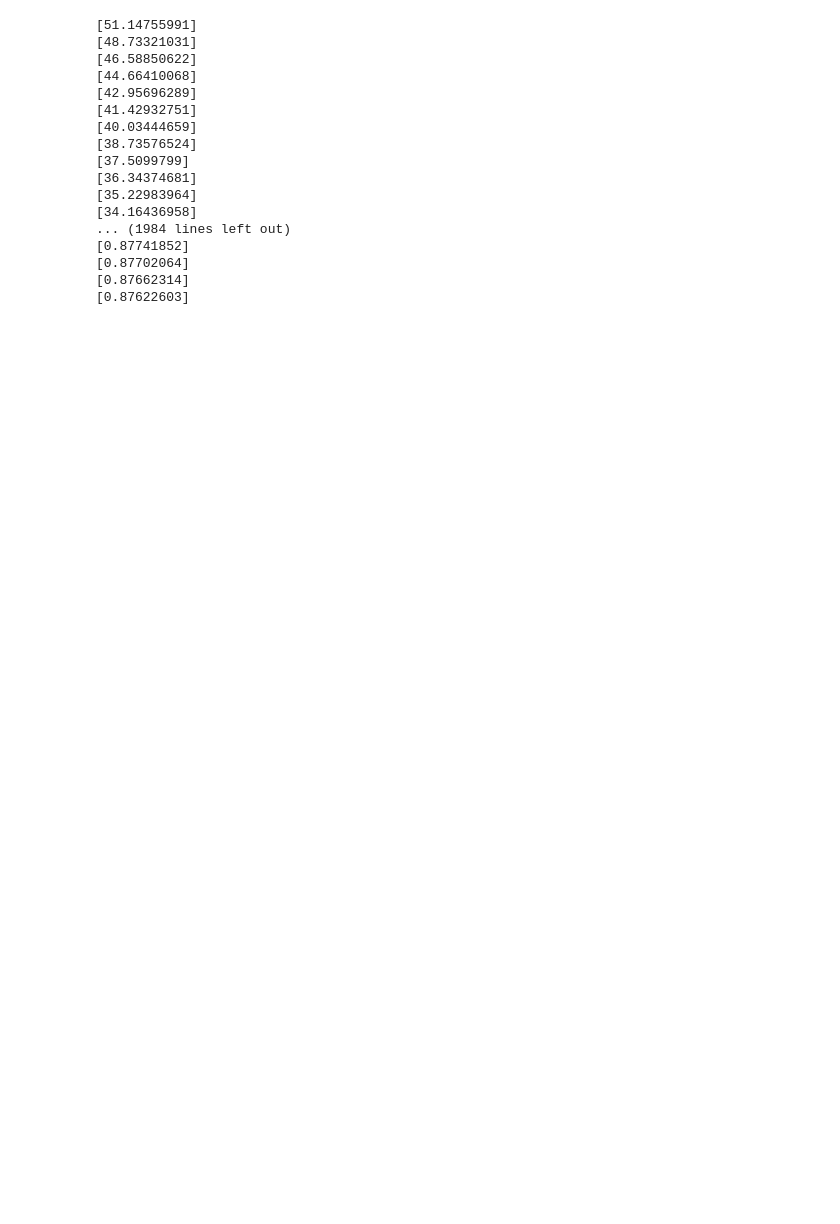
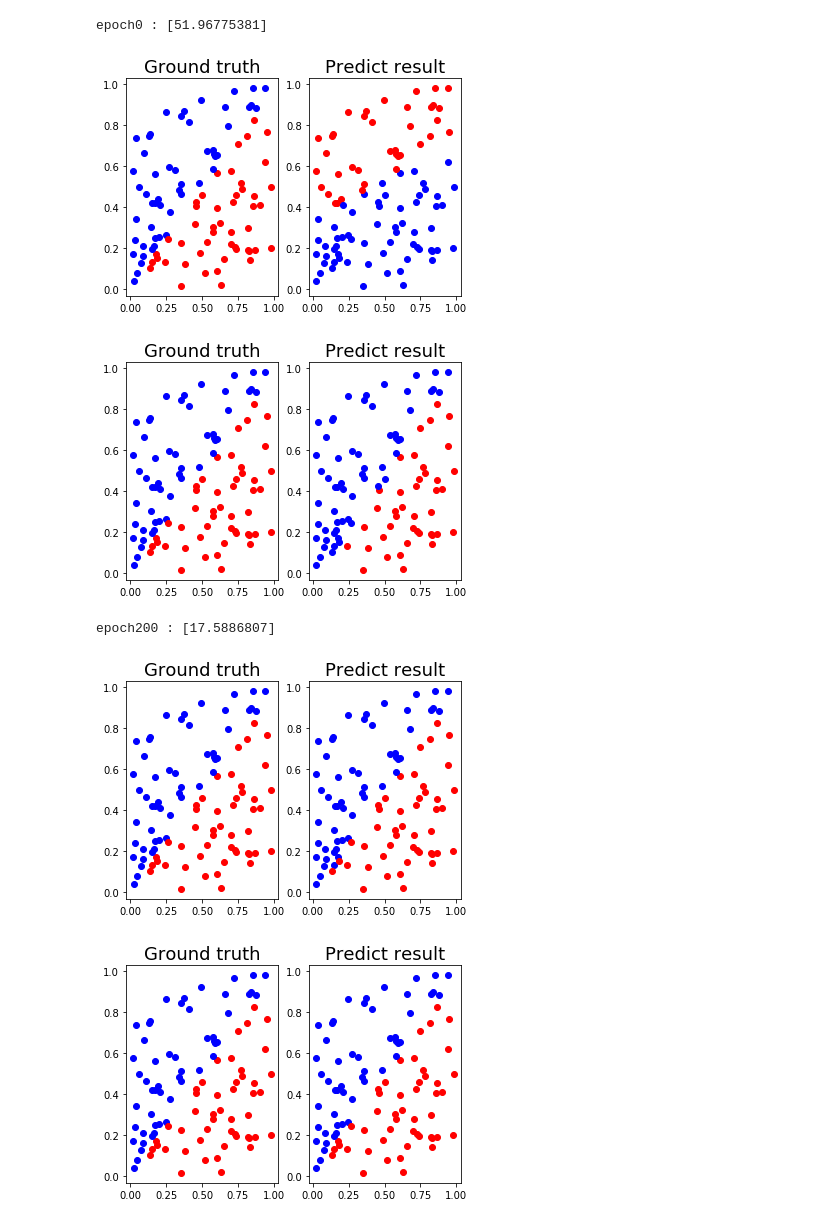
Before and after one commit to s410385015/Deep-Learning-HW, a Jupyter notebook: HW1/hw1.ipynb, the cells around one changed output. Saved outputs shown, nothing was run; the diff lists cells and outputs as text; code cells hidden in the pictures; blank space fills up the shorter version.

```diff
--- a/HW1/hw1.ipynb
+++ b/HW1/hw1.ipynb
@@ -102,33 +102,37 @@ class Network():
             self.biasWeight[-i]=self.biasWeight[-i]-self.lr*tmp
 # %%
 inputs,labels=generate_linear()
-model=Network(hiddenShape=[20,20],lr=0.05,bias=False)
+model=Network(hiddenShape=[4,4],lr=0.05,bias=False)
 epoch=2000
 
 for i in range(epoch):
     loss=0
     for j in range(inputs.shape[0]):
         x=np.array(inputs[j])
         y=np.array(labels[j])
         _y=model.forward(x)
         model.backward(_y[-1]-y)
         loss+=np.abs(_y[-1]-y)
-    print(loss)
+    if i%100==0:
+        if i%200==0:
+            print('epoch'+str(i)+" : "+str(loss))
+        ans=[]
+        for j in range(inputs.shape[0]):
+            x=np.array(inputs[j])
+            _y=model.forward(x)
+            ans.append(_y[-1])
+        ans=np.array(ans)
+
+        for i in range(len(ans)):
+            if ans[i]>=0.5:
+                ans[i]=1
+            else:
+                ans[i]=0
+        show_result(inputs,labels,ans)
 # %% [output]
-[51.14755991]
-[48.73321031]
-[46.58850622]
-[44.66410068]
-[42.95696289]
-[41.42932751]
-[40.03444659]
-[38.73576524]
-[37.5099799]
-[36.34374681]
-[35.22983964]
-[34.16436958]
-... (1984 lines left out)
-[0.87741852]
-[0.87702064]
-[0.87662314]
-[0.87622603]
+epoch0 : [51.96775381]
+[figure, added]
+[figure, added]
+epoch200 : [17.5886807]
+[figure, added]
+[figure, added]
```
Also changed, not shown: parts of 8 cells of this notebook, 31 other files.
